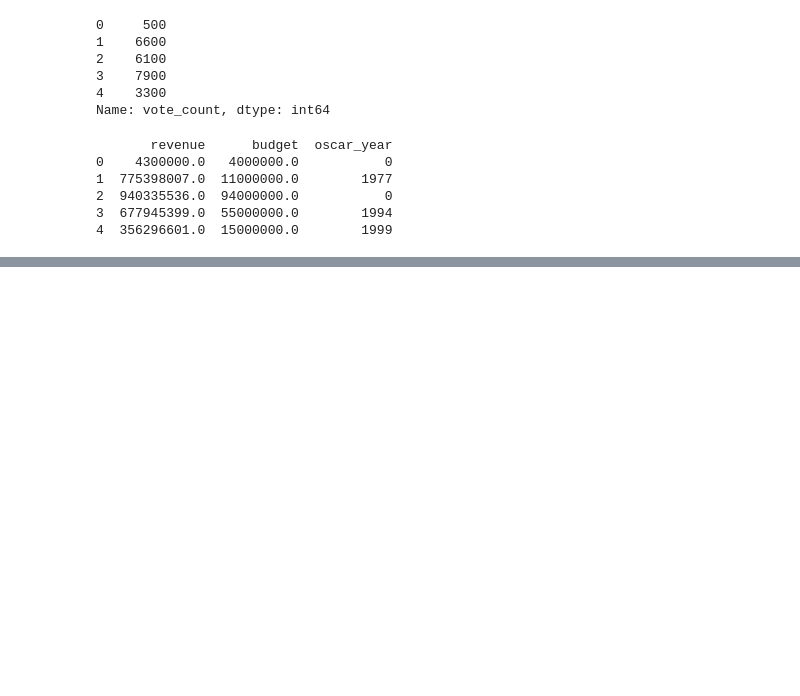
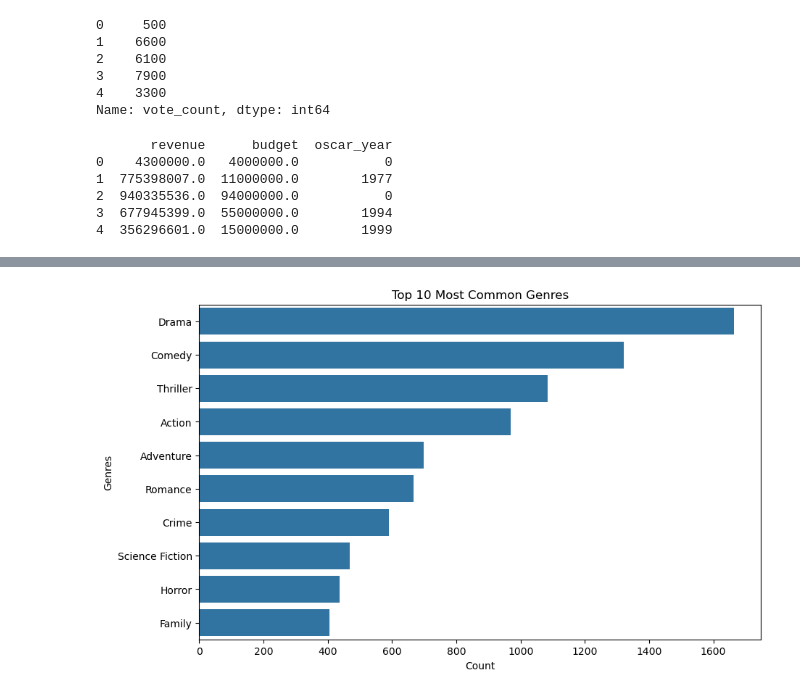
Before and after one commit to riosrose/UCB_project4_group6, a Jupyter notebook: cleaned_up.ipynb, the cells around one changed output, grey strips where cells are left out. Cells and saved outputs as stored; diff of their text form; code cells hidden in the pictures; blank space fills up the shorter version.

```diff
--- a/cleaned_up.ipynb
+++ b/cleaned_up.ipynb
@@ -748,0 +867,16 @@ final_movies_df.head(5)
+# %%
+# Distribution of genres
+# Plot distribution of genres
+plt.figure(figsize=(10, 6))
+
+# Split genres column into multiple rows (explode) and reset index
+genres_exploded = final_movies_df['genres'].str.split(', ').explode().reset_index(drop=True)
+
+# Plot top 10 most frequent genres
+sns.countplot(y=genres_exploded, order=genres_exploded.value_counts().index[:10])
+plt.title('Top 10 Most Common Genres')
+plt.xlabel('Count')
+plt.ylabel('Genres')
+plt.show()
+# %% [output]
+[figure, added]
```
Also changed, not shown: parts of 46 cells of this notebook.
